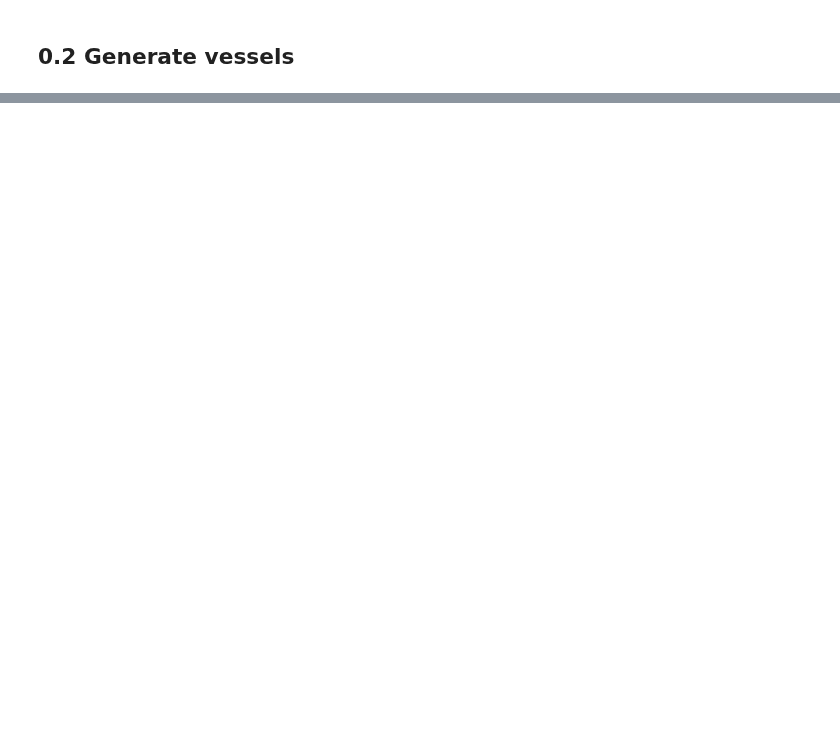
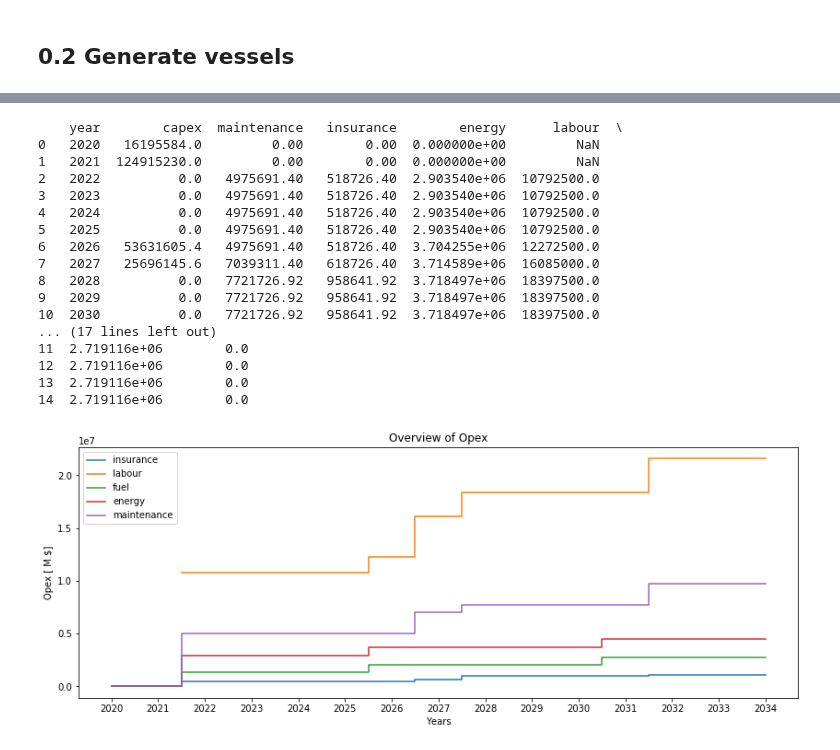
Before and after one commit to TUDelft-CITG/OpenTISim, a Jupyter notebook: notebooks/hugostam_container_terminal.ipynb, the cells around one changed output, grey strips where cells are left out. Saved outputs shown, nothing was run; the diff lists cells and outputs as text; code cells hidden in the pictures; blank space fills up the shorter version.

```diff
--- a/notebooks/hugostam_container_terminal.ipynb
+++ b/notebooks/hugostam_container_terminal.ipynb
@@ -55,0 +162,24 @@ vessels = [handysize, handymax, panamax]
+# %%
+cash_flows, cash_flows_WACC_real = Terminal.add_cashflow_elements()
+# %%
+# Terminal.capex_plot(cash_flows)
+Terminal.opex_plot(cash_flows)
+# %% [output]
+    year        capex  maintenance   insurance        energy      labour  \
+0   2020   16195584.0         0.00        0.00  0.000000e+00         NaN
+1   2021  124915230.0         0.00        0.00  0.000000e+00         NaN
+2   2022          0.0   4975691.40   518726.40  2.903540e+06  10792500.0
+3   2023          0.0   4975691.40   518726.40  2.903540e+06  10792500.0
+4   2024          0.0   4975691.40   518726.40  2.903540e+06  10792500.0
+5   2025          0.0   4975691.40   518726.40  2.903540e+06  10792500.0
+6   2026   53631605.4   4975691.40   518726.40  3.704255e+06  12272500.0
+7   2027   25696145.6   7039311.40   618726.40  3.714589e+06  16085000.0
+8   2028          0.0   7721726.92   958641.92  3.718497e+06  18397500.0
+9   2029          0.0   7721726.92   958641.92  3.718497e+06  18397500.0
+10  2030          0.0   7721726.92   958641.92  3.718497e+06  18397500.0
+... (17 lines left out)
+11  2.719116e+06        0.0
+12  2.719116e+06        0.0
+13  2.719116e+06        0.0
+14  2.719116e+06        0.0
+[figure, added]
```
Also changed, not shown: parts of 22 cells of this notebook, 4 other files.
